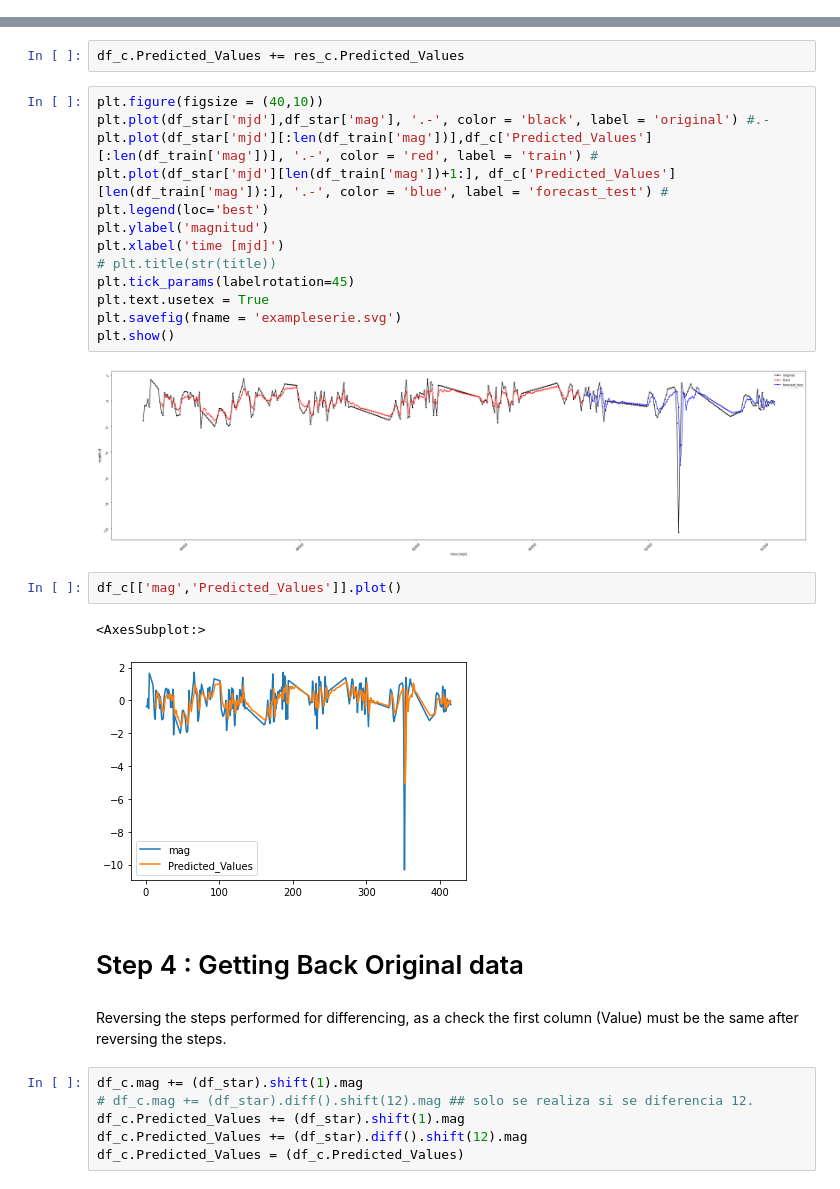
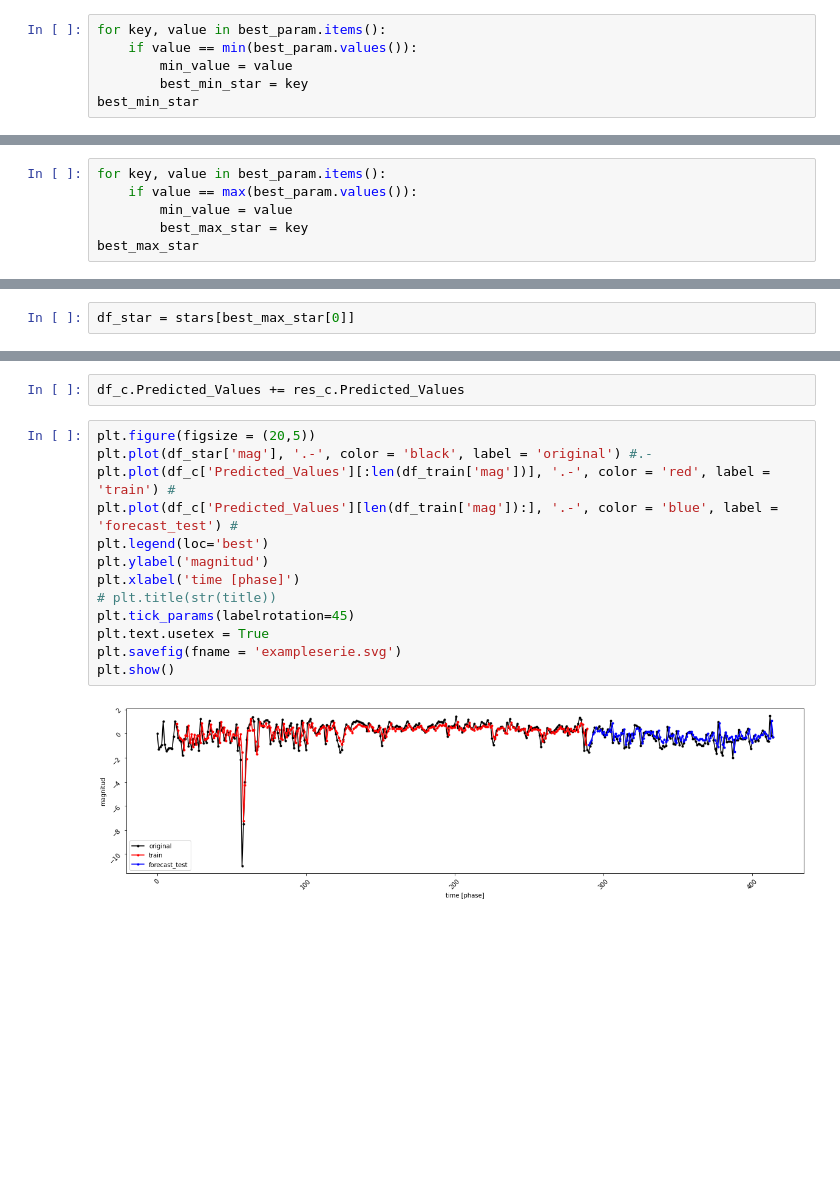
Before and after one commit to MatiBarriZ/Project-ARIMA, a Jupyter notebook: ARIMA.ipynb, the cells around one changed output, grey strips where cells are left out. Saved outputs shown, nothing was run; the diff lists cells and outputs as text; blank space fills up the shorter version.

```diff
--- a/ARIMA.ipynb
+++ b/ARIMA.ipynb
@@ -167,0 +223,6 @@ We break down the ARIMA Model into 3 steps:
+# %%
+for key, value in best_param.items():
+    if value == min(best_param.values()):
+        min_value = value
+        best_min_star = key
+best_min_star
@@ -167,0 +231,6 @@ We break down the ARIMA Model into 3 steps:
+# %%
+for key, value in best_param.items():
+    if value == max(best_param.values()):
+        min_value = value
+        best_max_star = key
+best_max_star
@@ -167,0 +301,2 @@ We break down the ARIMA Model into 3 steps:
+# %%
+df_star = stars[best_max_star[0]]
@@ -462,32 +583,17 @@ res_c
 # %%
 df_c.Predicted_Values += res_c.Predicted_Values
 # %%
-plt.figure(figsize = (40,10))
-plt.plot(df_star['mjd'],df_star['mag'], '.-', color = 'black', label = 'original') #.-
-plt.plot(df_star['mjd'][:len(df_train['mag'])],df_c['Predicted_Values'][:len(df_train['mag'])], '.-', color = 'red', label = 'train') #
-plt.plot(df_star['mjd'][len(df_train['mag'])+1:], df_c['Predicted_Values'][len(df_train['mag']):], '.-', color = 'blue', label = 'forecast_test') #
+plt.figure(figsize = (20,5))
+plt.plot(df_star['mag'], '.-', color = 'black', label = 'original') #.-
+plt.plot(df_c['Predicted_Values'][:len(df_train['mag'])], '.-', color = 'red', label = 'train') #
+plt.plot(df_c['Predicted_Values'][len(df_train['mag']):], '.-', color = 'blue', label = 'forecast_test') #
 plt.legend(loc='best')
 plt.ylabel('magnitud')
-plt.xlabel('time [mjd]')
+plt.xlabel('time [phase]')
 # plt.title(str(title))
 plt.tick_params(labelrotation=45)
 plt.text.usetex = True
 plt.savefig(fname = 'exampleserie.svg')
 plt.show()
 # %% [output]
-[figure, old version]
+[figure, new version]
-# %%
-df_c[['mag','Predicted_Values']].plot()
-# %% [output]
-<AxesSubplot:>
-[figure, removed]
-# %% [markdown]
-# Step 4 : Getting Back Original data
-# %% [markdown]
-Reversing the steps performed for differencing, as a check the first column (Value) must be the same after reversing the steps.
-# %%
-df_c.mag += (df_star).shift(1).mag
-# df_c.mag += (df_star).diff().shift(12).mag ## solo se realiza si se diferencia 12.
-df_c.Predicted_Values += (df_star).shift(1).mag
-df_c.Predicted_Values += (df_star).diff().shift(12).mag
-df_c.Predicted_Values = (df_c.Predicted_Values)
```
Also changed, not shown: parts of 54 cells of this notebook, 1 other file.
